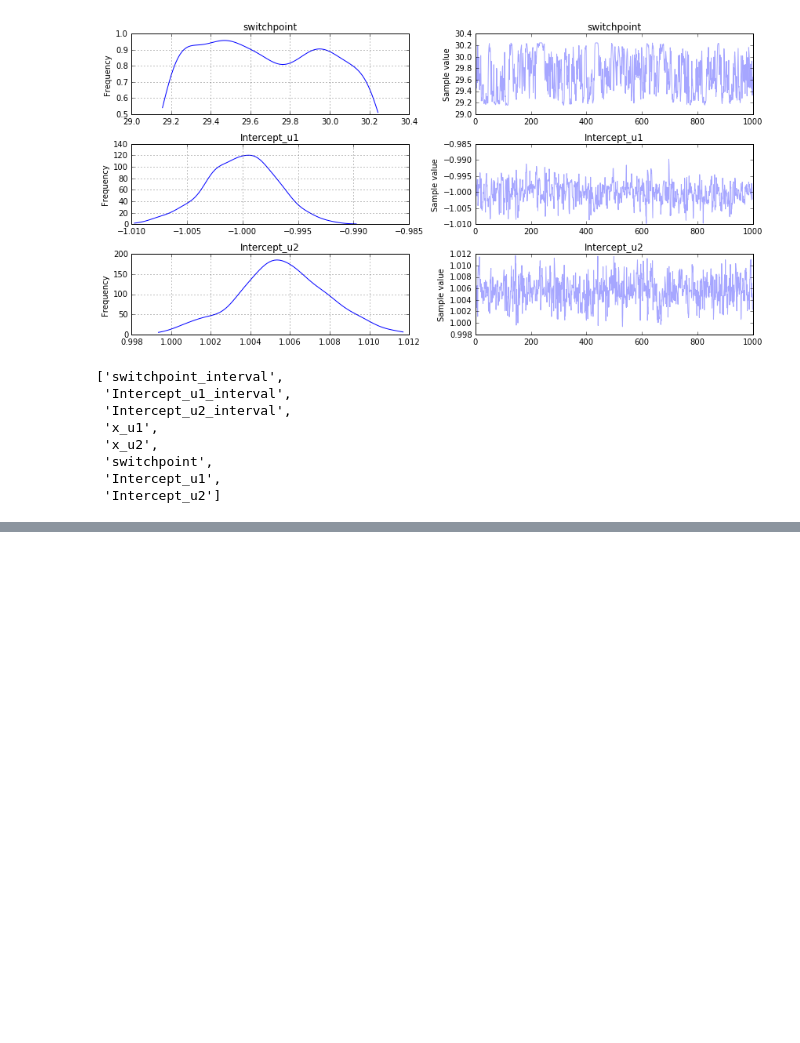
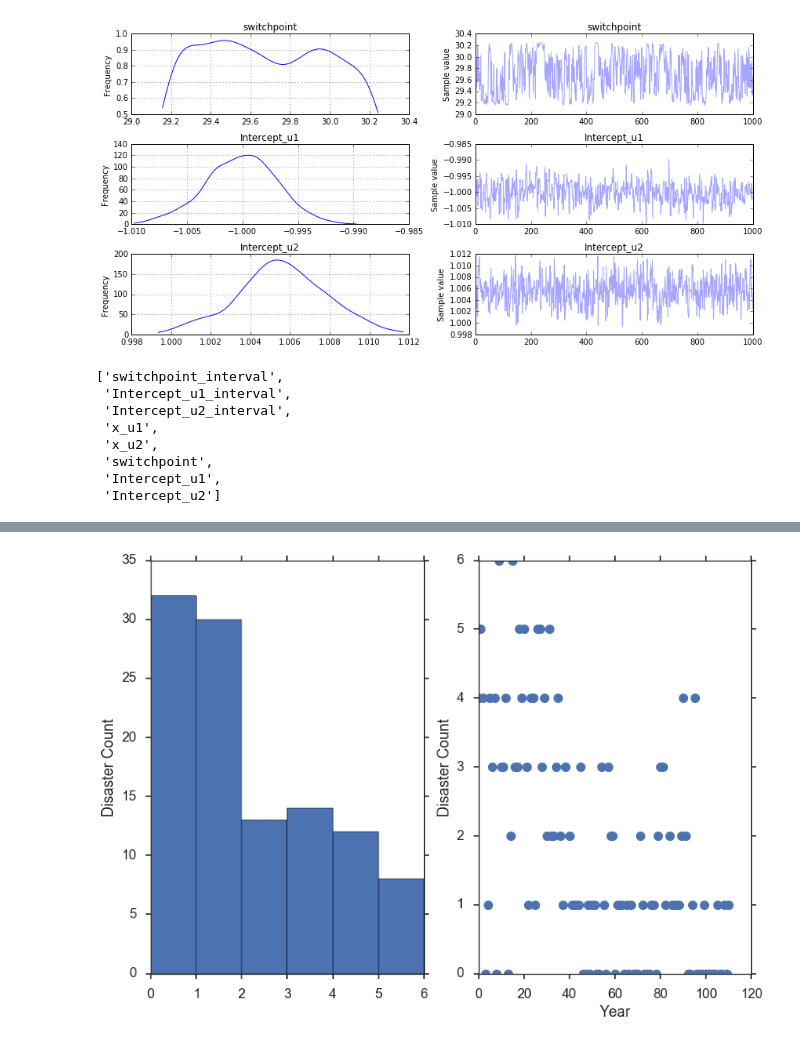
Before and after one commit to walterreade/p2, a Jupyter notebook: pymc3/Untitled.ipynb, the cells around one changed output, grey strips where cells are left out. Drawn from its saved outputs; the diff is of its cells as text; code cells hidden in the pictures; blank space fills up the shorter version.

```diff
--- a/pymc3/Untitled.ipynb
+++ b/pymc3/Untitled.ipynb
@@ -56,3 +56,12 @@ trace.varnames
  'switchpoint',
  'Intercept_u1',
  'Intercept_u2']
+# %%
+import pymc3 as pm
+%matplotlib inline
+import matplotlib.pyplot as plt
+
+import numpy as np
+import seaborn as sns
+sns.set_style("ticks")
+sns.set_context("poster")
@@ -58,0 +70,20 @@ trace.varnames
+# %%
+disaster_data = np.ma.masked_values(np.array([4, 5, 4, 0, 1, 4, 3, 4, 0, 6, 3, 3, 4, 0, 2, 6,
+                            3, 3, 5, 4, 5, 3, 1, 4, 4, 1, 5, 5, 3, 4, 2, 5,
+                            2, 2, 3, 4, 2, 1, 3, -999, 2, 1, 1, 1, 1, 3, 0, 0,
+                            1, 0, 1, 1, 0, 0, 3, 1, 0, 3, 2, 2, 0, 1, 1, 1,
+                            0, 1, 0, 1, 0, 0, 0, 2, 1, 0, 0, 0, 1, 1, 0, 2,
+                            3, 3, 1, -999, 2, 1, 1, 1, 1, 2, 4, 2, 0, 0, 1, 4,
+                            0, 0, 0, 1, 0, 0, 0, 0, 0, 1, 0, 0, 1, 0, 1], dtype=np.int64), value=-999,)
+year = np.arange(1851, 1962)
+# %%
+fig, ax = plt.subplots(1,2)
+
+ax[0].hist(disaster_data, bins=range(disaster_data.max() + 1))
+ax[1].plot(disaster_data, "o")
+ax[1].set_xlabel("Year")
+ax[1].set_ylabel("Disaster Count")
+ax[0].set_ylabel("Disaster Count")
+plt.show()
+# %% [output]
+[figure, added]
```
Also changed, not shown: parts of 3 cells of this notebook.
